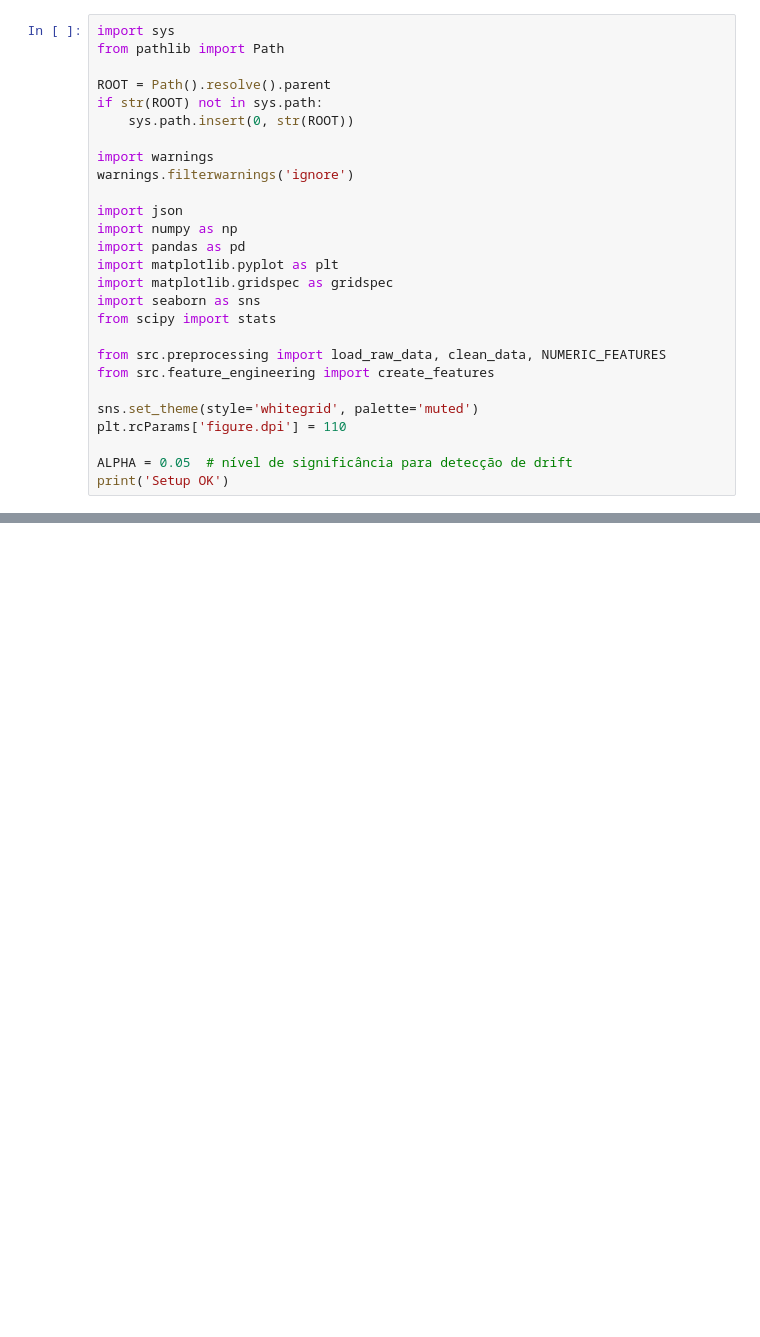
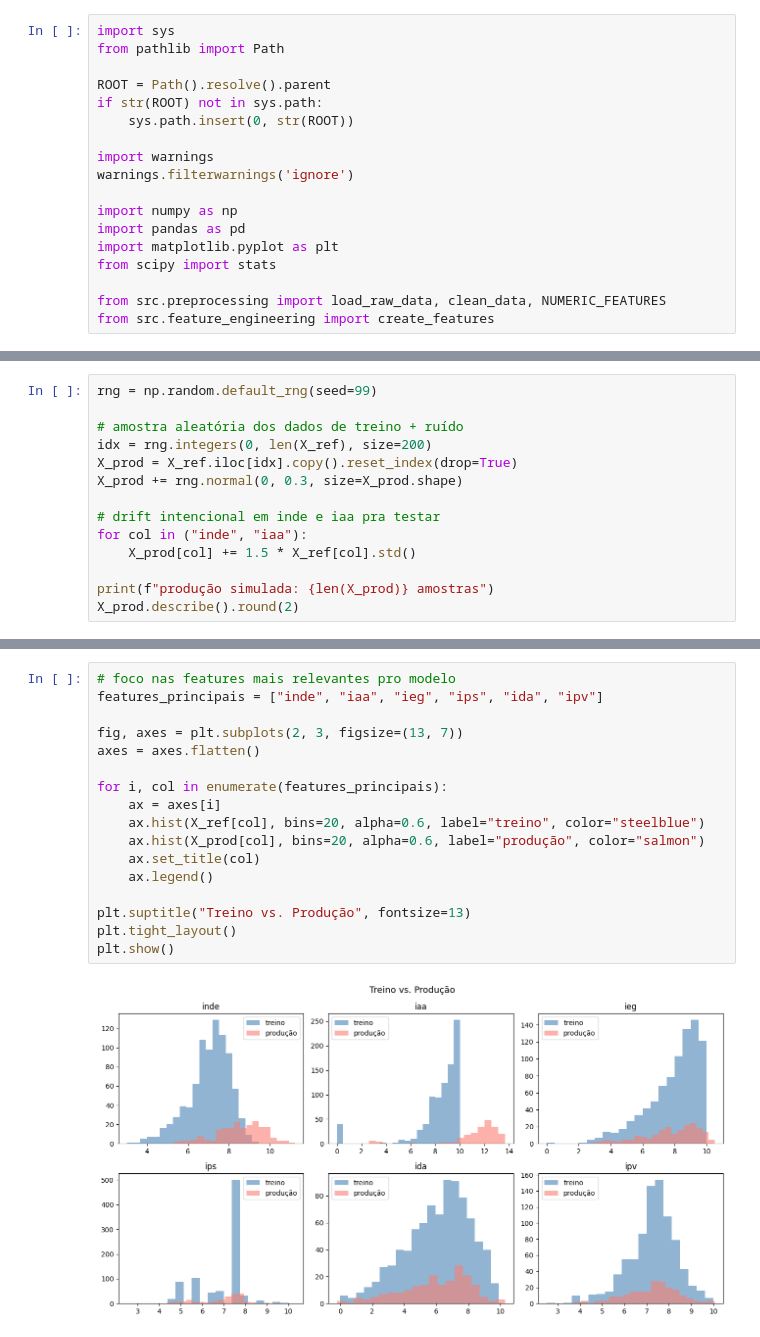
Before and after one commit to anavoliveira/tech-challenge-5, a Jupyter notebook: notebooks/monitoramento_drift.ipynb, the cells around one changed output, grey strips where cells are left out. Drawn from its saved outputs; the diff is of its cells as text; blank space fills up the shorter version.

Commit message:
feat: adiciona o monitoramento de drift

```diff
--- a/notebooks/monitoramento_drift.ipynb
+++ b/notebooks/monitoramento_drift.ipynb
@@ -17,19 +14,10 @@ if str(ROOT) not in sys.path:
 import warnings
 warnings.filterwarnings('ignore')
 
-import json
 import numpy as np
 import pandas as pd
 import matplotlib.pyplot as plt
-import matplotlib.gridspec as gridspec
-import seaborn as sns
 from scipy import stats
 
 from src.preprocessing import load_raw_data, clean_data, NUMERIC_FEATURES
 from src.feature_engineering import create_features
-
-sns.set_theme(style='whitegrid', palette='muted')
-plt.rcParams['figure.dpi'] = 110
-
-ALPHA = 0.05  # nível de significância para detecção de drift
-print('Setup OK')
@@ -260,0 +52,14 @@ print('=' * 55)
+# %%
+rng = np.random.default_rng(seed=99)
+
+# amostra aleatória dos dados de treino + ruído
+idx = rng.integers(0, len(X_ref), size=200)
+X_prod = X_ref.iloc[idx].copy().reset_index(drop=True)
+X_prod += rng.normal(0, 0.3, size=X_prod.shape)
+
+# drift intencional em inde e iaa pra testar
+for col in ("inde", "iaa"):
+    X_prod[col] += 1.5 * X_ref[col].std()
+
+print(f"produção simulada: {len(X_prod)} amostras")
+X_prod.describe().round(2)
@@ -260,0 +109,19 @@ print('=' * 55)
+# %%
+# foco nas features mais relevantes pro modelo
+features_principais = ["inde", "iaa", "ieg", "ips", "ida", "ipv"]
+
+fig, axes = plt.subplots(2, 3, figsize=(13, 7))
+axes = axes.flatten()
+
+for i, col in enumerate(features_principais):
+    ax = axes[i]
+    ax.hist(X_ref[col], bins=20, alpha=0.6, label="treino", color="steelblue")
+    ax.hist(X_prod[col], bins=20, alpha=0.6, label="produção", color="salmon")
+    ax.set_title(col)
+    ax.legend()
+
+plt.suptitle("Treino vs. Produção", fontsize=13)
+plt.tight_layout()
+plt.show()
+# %% [output]
+[figure, added]
```
Also changed, not shown: parts of 27 cells of this notebook, 3 other files.
